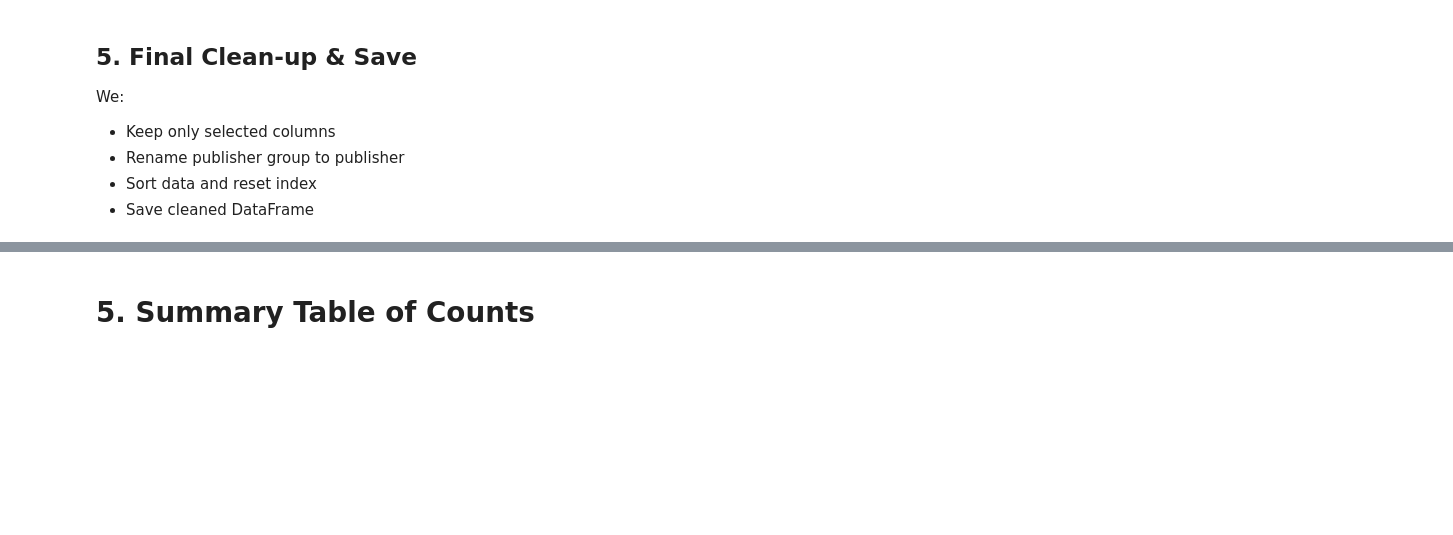
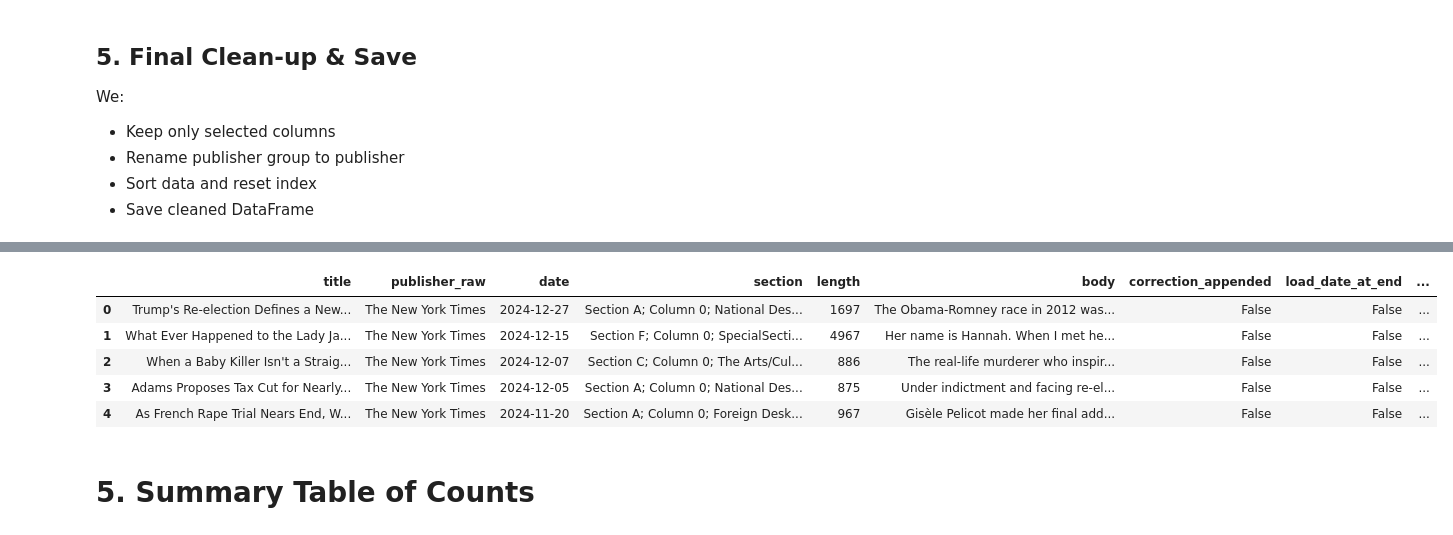
Before and after one commit to laurauguc/working_class_media_analysis, a Jupyter notebook: data_preparation/2.clean_data.ipynb, the cells around one changed output, grey strips where cells are left out. Cells and saved outputs as stored; diff of their text form; code cells hidden in the pictures; blank space fills up the shorter version.

Commit message:
output filtered out items

```diff
--- a/data_preparation/2.clean_data.ipynb
+++ b/data_preparation/2.clean_data.ipynb
@@ -221,6 +232,0 @@ Obtaining near-duplicates flag for 0.9 threshold
-# %%
-df_articles = df_articles.loc[~df_articles['is_near_duplicate_90']]
-before = after
-after = df_articles.shape[0]
-log_count("Deduplication: Near-duplicates (90%)", before, after)
-print(f"Dropped {before - after} articles. Net number of articles: {df_articles.shape[0]}")
@@ -228,0 +233,19 @@ Dropped 1154 articles. Net number of articles: 41148
+# %%
+# --- Filter 5: Near-duplicates ---
+before = after
+thresholds = [0.90]
+df_articles = add_duplicate_flags(df_articles, "title_stand", thresholds)
+
+# Mask for near duplicates
+near_dup_mask = df_articles['is_near_duplicate_90']
+
+# Collect near-duplicates
+df_filtered_out = pd.concat([df_filtered_out, df_articles.loc[near_dup_mask]])
+
+# Keep only non-duplicates
+df_articles = df_articles.loc[~near_dup_mask]
+
+after = df_articles.shape[0]
+log_count("Deduplication: Near-duplicates (90%)", before, after)
+
+print(f"Dropped {before - after} articles. Net number of articles: {df_articles.shape[0]}")
@@ -260,10 +298,12 @@ df_articles.head()
 # %%
-# Select and rename columns
-cols = ['title', 'publisher_group', 'date', 'section', 'body', 'length', 'letters_flag', 'country_flag', 'foreign_countries', 'us_mentions', 'source_file', 'publisher']
-df_articles = df_articles[cols].rename(columns = {"publisher": "publisher_raw", "publisher_group": "publisher"})
+# --- Apply to filtered-out dataset ---
+df_filtered_out = df_filtered_out.rename(
+    columns={"publisher": "publisher_raw", "publisher_group": "publisher"}
+)
 # %%
 # Sort and reset index
 df_articles = df_articles.sort_values(by='date', ascending=False).reset_index(drop=True)
+df_filtered_out = df_filtered_out.sort_values(by='date', ascending=False).reset_index(drop=True)
 # %%
 # Save cleaned data
 df_articles.to_pickle(output_path)
@@ -277,6 +324,15 @@ df_articles.head()
 | 2 | She Exalted The Beauty Of Dance | New York Times | 2024-12-31 | Section C; Column 0; The Arts/Cul... | She was The New Yorker's first da... | 1314 | False | US_ONLY | [] | ... |
 | 3 | Under a Highway in Rio, a Dance S... | New York Times | 2024-12-31 | WORLD; americas | Trucks, buses and cars rumbled ov... | 1333 | False | BOTH | [Brazil] | ... |
 | 4 | Congressional pay, minimum wage s... | Other publisher | 2024-12-31 | OPINION; Pg. A13 | ABSTRACT\nMembers of Congress hav... | 921 | False | US_ONLY | [] | ... |
+# %%
+display(df_filtered_out.head())
+# %% [output]
+|  | title | publisher_raw | date | section | length | body | correction_appended | load_date_at_end | ... |
+| 0 | Trump's Re-election Defines a New... | The New York Times | 2024-12-27 | Section A; Column 0; National Des... | 1697 | The Obama-Romney race in 2012 was... | False | False | ... |
+| 1 | What Ever Happened to the Lady Ja... | The New York Times | 2024-12-15 | Section F; Column 0; SpecialSecti... | 4967 | Her name is Hannah. When I met he... | False | False | ... |
+| 2 | When a Baby Killer Isn't a Straig... | The New York Times | 2024-12-07 | Section C; Column 0; The Arts/Cul... | 886 | The real-life murderer who inspir... | False | False | ... |
+| 3 | Adams Proposes Tax Cut for Nearly... | The New York Times | 2024-12-05 | Section A; Column 0; National Des... | 875 | Under indictment and facing re-el... | False | False | ... |
+| 4 | As French Rape Trial Nears End, W... | The New York Times | 2024-11-20 | Section A; Column 0; Foreign Desk... | 967 | Gisèle Pelicot made her final add... | False | False | ... |
 # %% [markdown]
 # 5. Summary Table of Counts
 # %%
```
Also changed, not shown: parts of 14 cells of this notebook.
